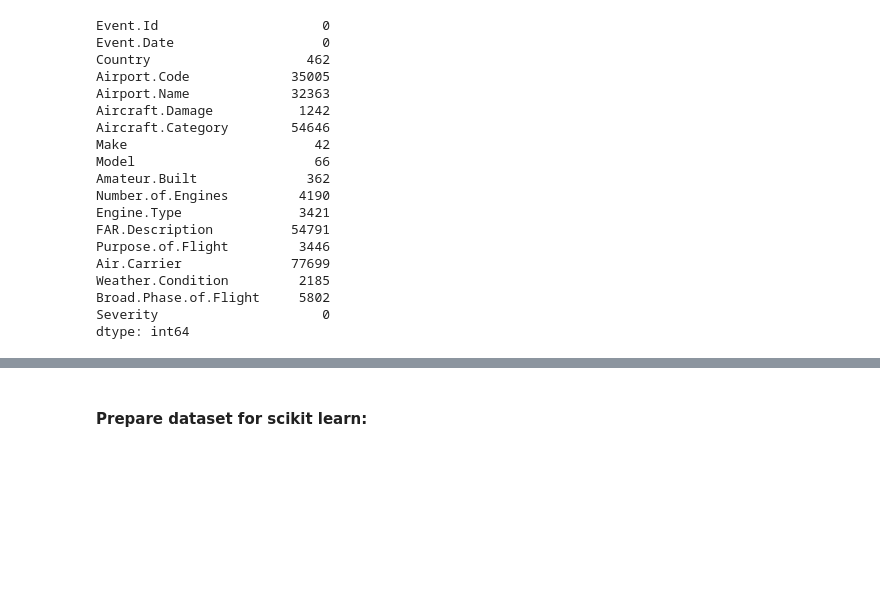
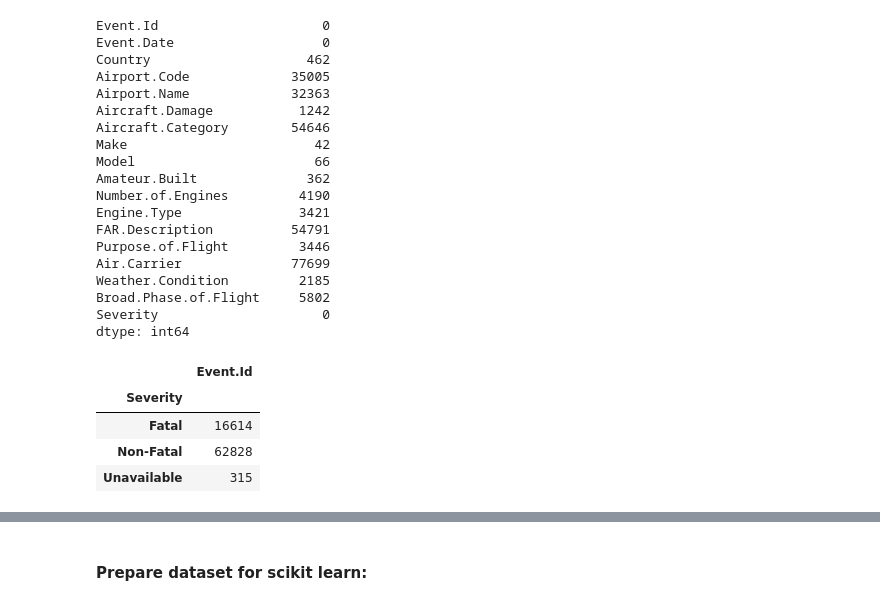
Before and after one commit to tfio17/flight-incident-prediction, a Jupyter notebook: aviation accident dec 7.ipynb, the cells around one changed output, grey strips where cells are left out. Cells and saved outputs as stored; diff of their text form; code cells hidden in the pictures; blank space fills up the shorter version.

```diff
--- a/aviation accident dec 7.ipynb
+++ b/aviation accident dec 7.ipynb
@@ -302,5 +302,13 @@ Weather.Condition         2185
 Broad.Phase.of.Flight     5802
 Severity                     0
 dtype: int64
+# %%
+clean_accidents.groupby(['Severity'])['Event.Id'].nunique().to_frame()
+# %% [output]
+|  | Event.Id |
+| Severity |  |
+| Fatal | 16614 |
+| Non-Fatal | 62828 |
+| Unavailable | 315 |
 # %%
 clean_accidents.groupby(['Weather.Condition'])['Event.Id'].nunique().to_frame()
```
Also changed, not shown: parts of 17 cells of this notebook.
